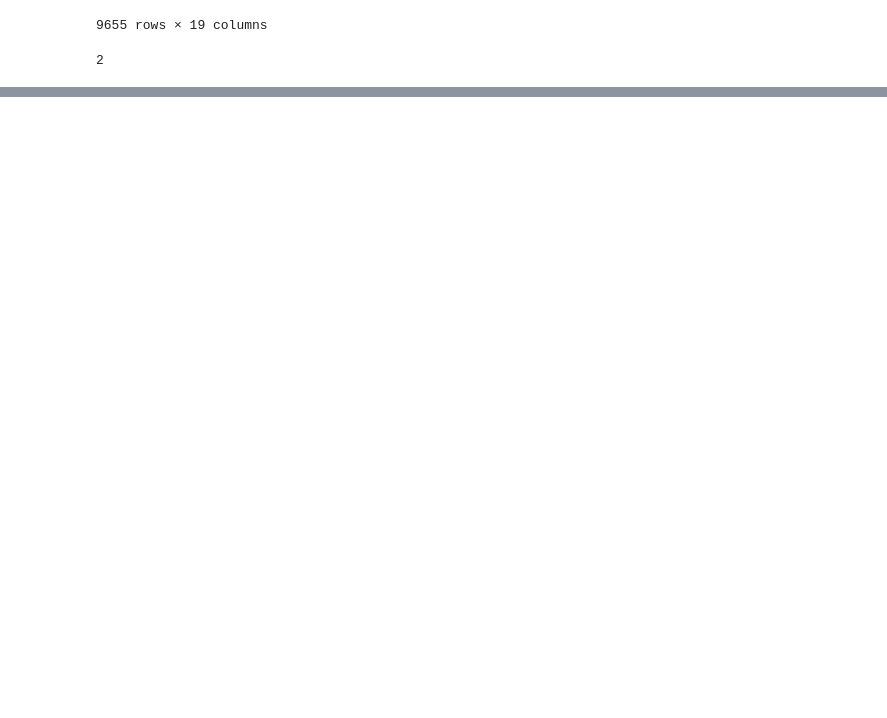
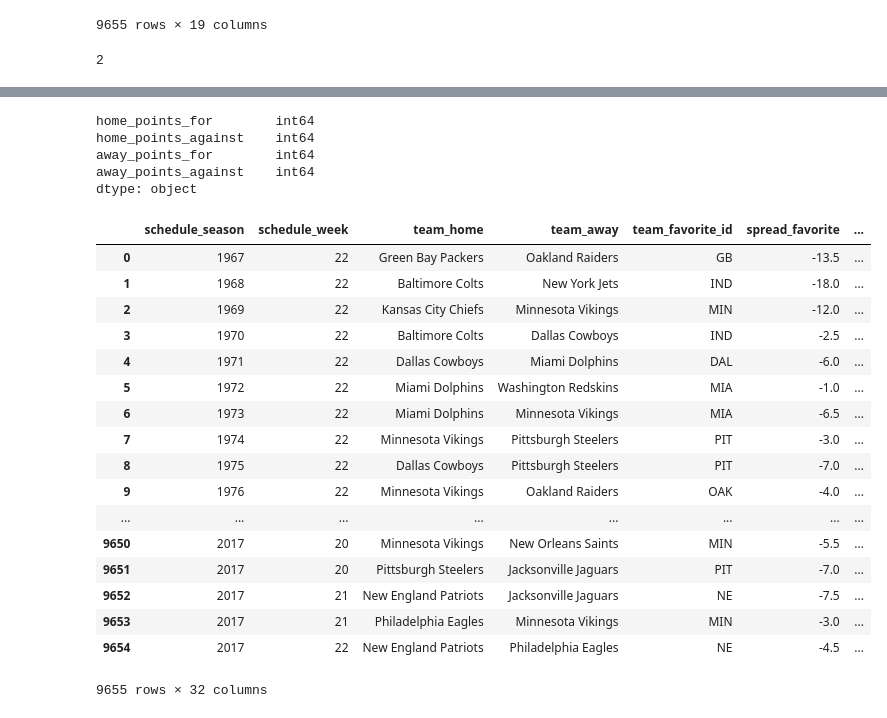
Before and after one commit to slieb74/NFL-Betting-Data, a Jupyter notebook: nfl_betting_data.ipynb, the cells around one changed output, grey strips where cells are left out. Cells and saved outputs as stored; diff of their text form; code cells hidden in the pictures; blank space fills up the shorter version.

Commit message:
third commit - added points for and against for each set of teams for given game

```diff
--- a/nfl_betting_data.ipynb
+++ b/nfl_betting_data.ipynb
@@ -234,0 +189,38 @@ df[df['home_ties']>0]
+# %%
+def get_point_differential(df):
+    result_array = np.empty((0,4))
+
+    for index, row in df.iterrows():
+        week = row.schedule_week
+        season = row.schedule_season
+        team_1 = row.home_id
+        team_2 = row.away_id
+
+        team_1_home_points=np.sum(df.score_home[(df['schedule_season'] == season) & (df['schedule_week'] < week) & (df['home_id'] == team_1)])
+        team_1_away_points=np.sum(df.score_away[(df['schedule_season'] == season) & (df['schedule_week'] < week) & (df['away_id'] == team_1)])
+        team_1_total_points = team_1_home_points+team_1_away_points
+
+        team_1_home_points_against=np.sum(df.score_away[(df['schedule_season'] == season) & (df['schedule_week'] < week) & (df['home_id'] == team_1)])
+        team_1_away_points_against=np.sum(df.score_home[(df['schedule_season'] == season) & (df['schedule_week'] < week) & (df['away_id'] == team_1)])
+        team_1_total_points_against = team_1_home_points_against+team_1_away_points_against
+
+        team_2_home_points=np.sum(df.score_home[(df['schedule_season'] == season) & (df['schedule_week'] < week) & (df['home_id'] == team_2)])
+        team_2_away_points=np.sum(df.score_away[(df['schedule_season'] == season) & (df['schedule_week'] < week) & (df['away_id'] == team_2)])
+        team_2_total_points = team_2_home_points+team_2_away_points
+
+        team_2_home_points_against=np.sum(df.score_away[(df['schedule_season'] == season) & (df['schedule_week'] < week) & (df['home_id'] == team_2)])
+        team_2_away_points_against=np.sum(df.score_home[(df['schedule_season'] == season) & (df['schedule_week'] < week) & (df['away_id'] == team_2)])
+        team_2_total_points_against = team_2_home_points_against+team_2_away_points_against
+
+        result_array = np.append(result_array, values=[[team_1_total_points, team_1_total_points_against, team_2_total_points, team_2_total_points_against]],axis=0)
+
+    return result_array
+# %%
+point_diff_arr = get_point_differential(df)
+# %%
+# df['home_points_for'] = ''
+# df['home_points_against'] = ''
+# df['away_points_for'] = ''
+# df['away_points_against'] = ''
+point_diff_df = pd.DataFrame(point_diff_arr, columns=['home_points_for','home_points_against', 'away_points_for', 'away_points_against'], dtype='int')
+point_diff_df
@@ -234,0 +246,31 @@ df[df['home_ties']>0]
+# %%
+point_diff_df.dtypes
+# %% [output]
+home_points_for        int64
+home_points_against    int64
+away_points_for        int64
+away_points_against    int64
+dtype: object
+# %%
+df = pd.concat([df,point_diff_df],axis=1)
+# %%
+df
+# %% [output]
+|  | schedule_season | schedule_week | team_home | team_away | team_favorite_id | spread_favorite | ... |
+| 0 | 1967 | 22 | Green Bay Packers | Oakland Raiders | GB | -13.5 | ... |
+| 1 | 1968 | 22 | Baltimore Colts | New York Jets | IND | -18.0 | ... |
+| 2 | 1969 | 22 | Kansas City Chiefs | Minnesota Vikings | MIN | -12.0 | ... |
+| 3 | 1970 | 22 | Baltimore Colts | Dallas Cowboys | IND | -2.5 | ... |
+| 4 | 1971 | 22 | Dallas Cowboys | Miami Dolphins | DAL | -6.0 | ... |
+| 5 | 1972 | 22 | Miami Dolphins | Washington Redskins | MIA | -1.0 | ... |
+| 6 | 1973 | 22 | Miami Dolphins | Minnesota Vikings | MIA | -6.5 | ... |
+| 7 | 1974 | 22 | Minnesota Vikings | Pittsburgh Steelers | PIT | -3.0 | ... |
+| 8 | 1975 | 22 | Dallas Cowboys | Pittsburgh Steelers | PIT | -7.0 | ... |
+| 9 | 1976 | 22 | Minnesota Vikings | Oakland Raiders | OAK | -4.0 | ... |
+| ... | ... | ... | ... | ... | ... | ... | ... |
+| 9650 | 2017 | 20 | Minnesota Vikings | New Orleans Saints | MIN | -5.5 | ... |
+| 9651 | 2017 | 20 | Pittsburgh Steelers | Jacksonville Jaguars | PIT | -7.0 | ... |
+| 9652 | 2017 | 21 | New England Patriots | Jacksonville Jaguars | NE | -7.5 | ... |
+| 9653 | 2017 | 21 | Philadelphia Eagles | Minnesota Vikings | MIN | -3.0 | ... |
+| 9654 | 2017 | 22 | New England Patriots | Philadelphia Eagles | NE | -4.5 | ... |
+9655 rows × 32 columns
```
Also changed, not shown: parts of 6 cells of this notebook.
